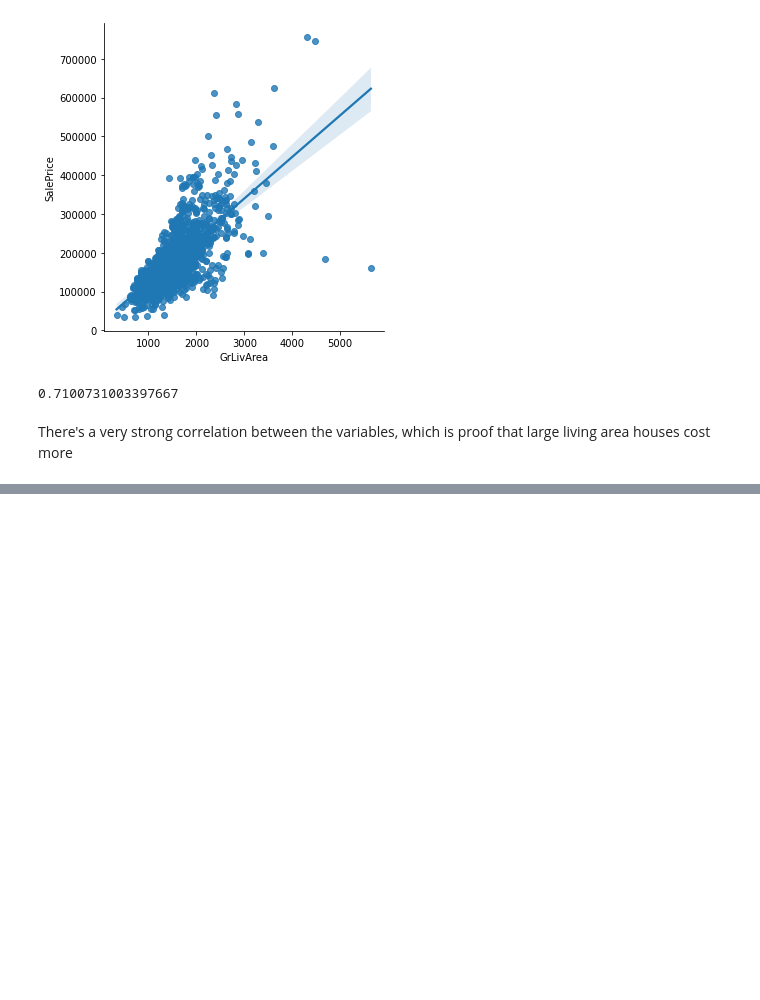
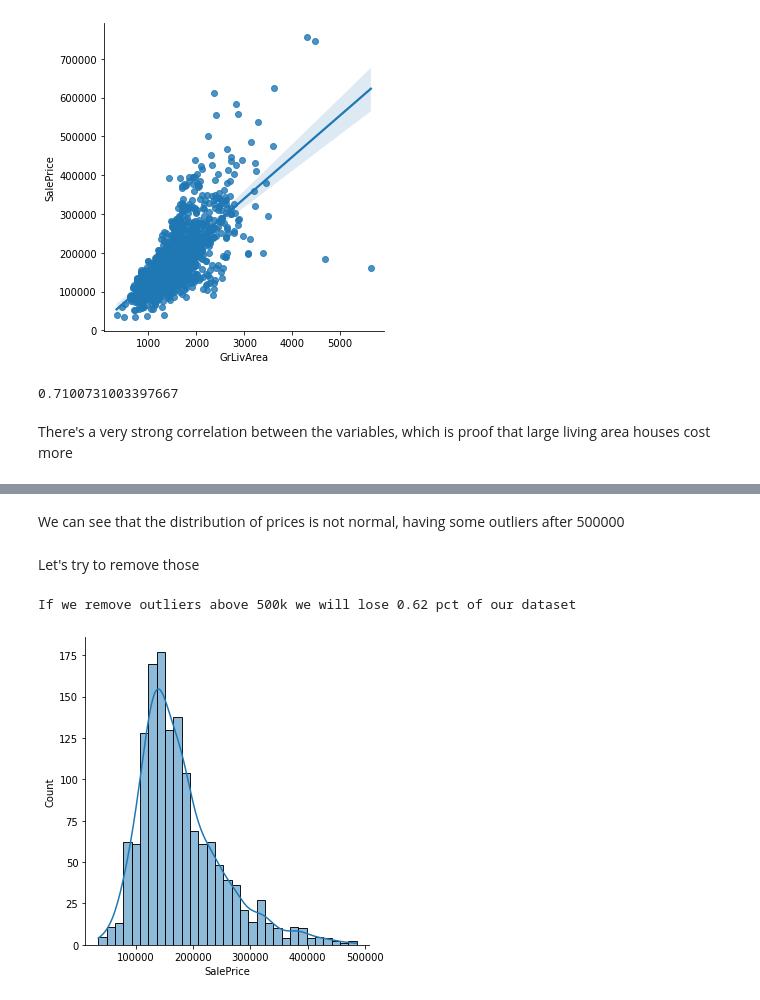
Before and after one commit to NathanBitu/House-Price-Regression, a Jupyter notebook: EDA.ipynb, the cells around one changed output, grey strips where cells are left out. Cells and saved outputs as stored; diff of their text form; code cells hidden in the pictures; blank space fills up the shorter version.

```diff
--- a/EDA.ipynb
+++ b/EDA.ipynb
@@ -75,0 +119,14 @@ There's a very strong correlation between the variables, which is proof that lar
+# %% [markdown]
+We can see that the distribution of prices is not normal, having some outliers after 500000
+# %% [markdown]
+Let's try to remove those
+# %%
+qtd_data_loss = data.loc[data.SalePrice > 500000].count()['Id'] / l * 100
+print('If we remove outliers above 500k we will lose %.2f pct of our dataset' %qtd_data_loss)
+# %% [output]
+If we remove outliers above 500k we will lose 0.62 pct of our dataset
+# %%
+data = data.loc[data.SalePrice < 500000]
+sns.displot(data.SalePrice, kde = True);
+# %% [output]
+[figure, added]
```
Also changed, not shown: parts of 15 cells of this notebook.
